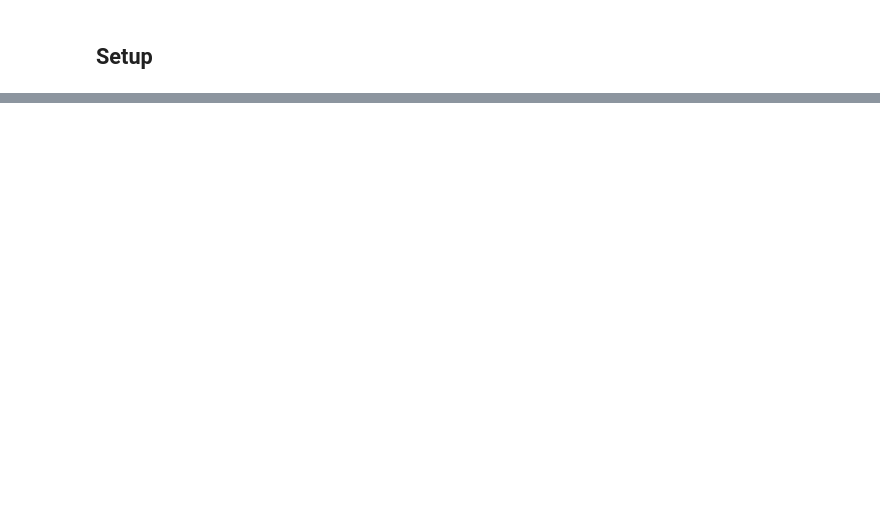
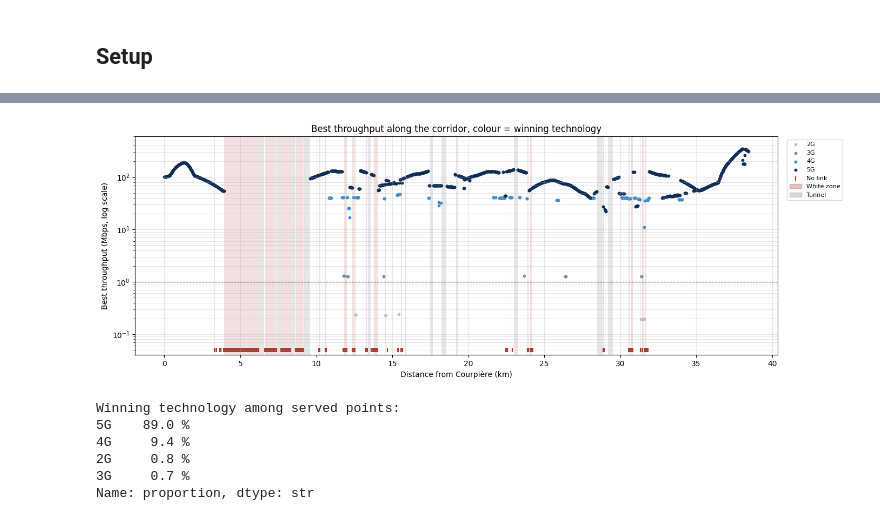
Before and after one commit to meyssembouzaien/ferromobile_project, a Jupyter notebook: datapreparation/FerroMobile_visualisations.ipynb, the cells around one changed output, grey strips where cells are left out. Saved outputs shown, nothing was run; the diff lists cells and outputs as text; code cells hidden in the pictures; blank space fills up the shorter version.

```diff
--- a/datapreparation/FerroMobile_visualisations.ipynb
+++ b/datapreparation/FerroMobile_visualisations.ipynb
@@ -467,0 +258,37 @@ plt.tight_layout(); plt.show()
+# %%
+# Winning technology (best throughput) at each served point
+served = best_tp[GENERATIONS].notna().any(axis=1)
+best_tech = best_tp.loc[served, GENERATIONS].idxmax(axis=1)
+best_val = best_tp.loc[served, GENERATIONS].max(axis=1)
+dist = best_tp.loc[served, "distance_km"]
+
+fig, ax = plt.subplots(figsize=(14, 5))
+draw_white_zones(ax); draw_tunnels(ax)
+for g in GENERATIONS:
+    m = best_tech == g
+    ax.scatter(dist[m], best_val[m], color=COLORS_TECH[g], s=10, label=g)
+
+# Points without any link: drawn at the bottom of the axis, as not covered
+no_link = track[(track["state"] == 1) & ~track["point_id"].isin(best_tp.index[served])]
+ax.scatter(no_link["distance_km"], np.full(len(no_link), 0.05), marker="|", color=COLOR_WHITE, s=40,
+           label="No link")
+ax.axhline(WHITE_ZONE_THRESHOLD, color="black", ls="--", lw=0.8)
+
+ax.set_yscale("log"); ax.set_ylim(0.04, 600)
+ax.set_xlabel("Distance from Courpière (km)")
+ax.set_ylabel("Best throughput (Mbps, log scale)")
+ax.set_title("Best throughput along the corridor, colour = winning technology")
+ax.legend(handles=ax.get_legend_handles_labels()[0] + band_legend, loc="upper left", bbox_to_anchor=(1.01, 1), fontsize=8)
+ax.grid(True, which="both", alpha=0.3)
+plt.tight_layout(); plt.show()
+
+print("Winning technology among served points:")
+print((best_tech.value_counts(normalize=True) * 100).round(1).astype(str) + " %")
+# %% [output]
+[figure, added]
+Winning technology among served points:
+5G    89.0 %
+4G     9.4 %
+2G     0.8 %
+3G     0.7 %
+Name: proportion, dtype: str
```
Also changed, not shown: parts of 61 cells of this notebook.
